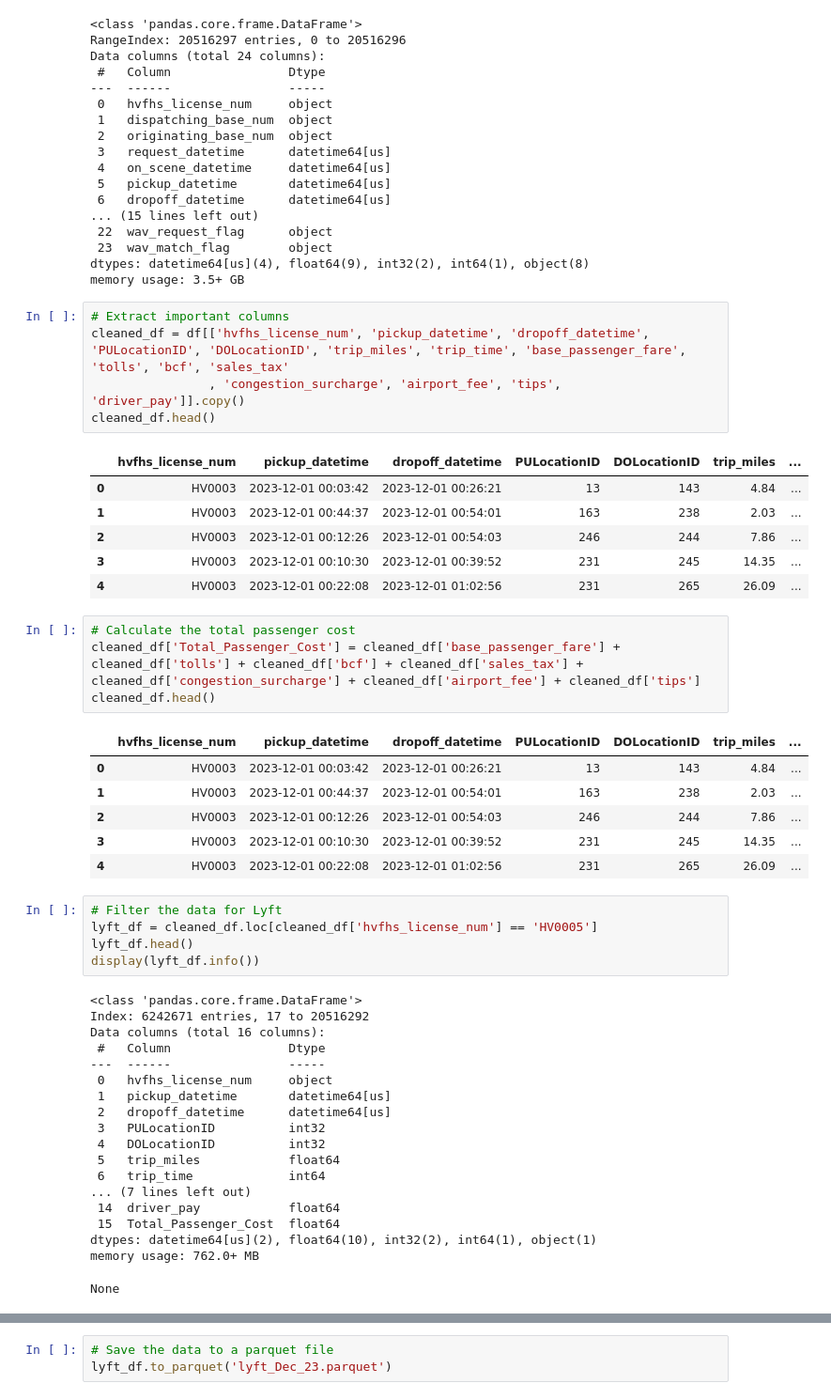
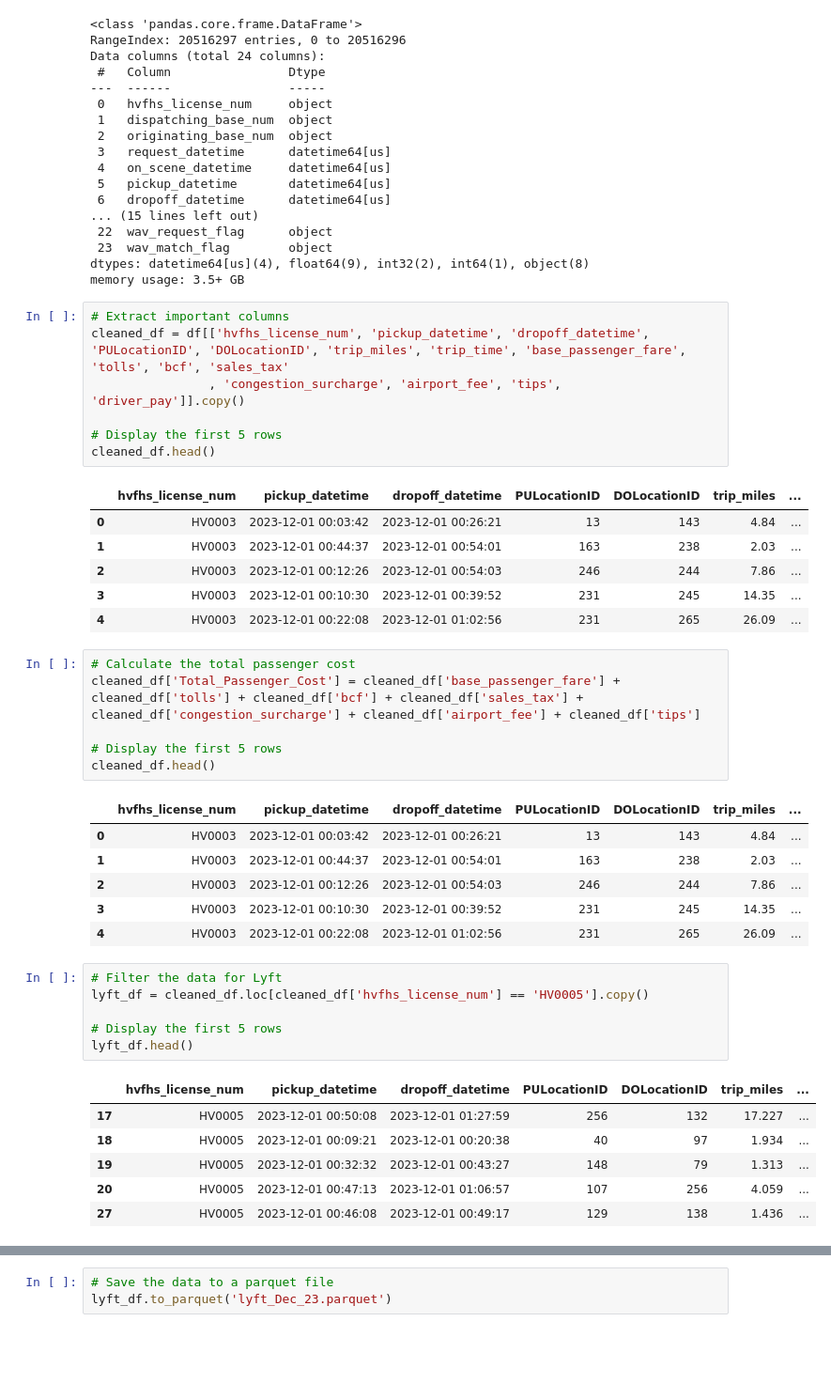
Before and after one commit to T-Haight/project1_group1_osubootcamp, a Jupyter notebook: Clean_Data.ipynb, the cells around one changed output, grey strips where cells are left out. Shown at 94% size. Cells and saved outputs as stored; diff of their text form; blank space fills up the shorter version.

```diff
--- a/Clean_Data.ipynb
+++ b/Clean_Data.ipynb
@@ -45,6 +48,8 @@ memory usage: 3.5+ GB
 # Extract important columns
 cleaned_df = df[['hvfhs_license_num', 'pickup_datetime', 'dropoff_datetime', 'PULocationID', 'DOLocationID', 'trip_miles', 'trip_time', 'base_passenger_fare', 'tolls', 'bcf', 'sales_tax'
                 , 'congestion_surcharge', 'airport_fee', 'tips', 'driver_pay']].copy()
+
+# Display the first 5 rows
 cleaned_df.head()
 # %% [output]
 |  | hvfhs_license_num | pickup_datetime | dropoff_datetime | PULocationID | DOLocationID | trip_miles | ... |
@@ -56,6 +61,8 @@ cleaned_df.head()
 # %%
 # Calculate the total passenger cost
 cleaned_df['Total_Passenger_Cost'] = cleaned_df['base_passenger_fare'] + cleaned_df['tolls'] + cleaned_df['bcf'] + cleaned_df['sales_tax'] + cleaned_df['congestion_surcharge'] + cleaned_df['airport_fee'] + cleaned_df['tips']
+
+# Display the first 5 rows
 cleaned_df.head()
 # %% [output]
 |  | hvfhs_license_num | pickup_datetime | dropoff_datetime | PULocationID | DOLocationID | trip_miles | ... |
@@ -66,25 +73,14 @@ cleaned_df.head()
 | 4 | HV0003 | 2023-12-01 00:22:08 | 2023-12-01 01:02:56 | 231 | 265 | 26.09 | ... |
 # %%
 # Filter the data for Lyft
-lyft_df = cleaned_df.loc[cleaned_df['hvfhs_license_num'] == 'HV0005']
+lyft_df = cleaned_df.loc[cleaned_df['hvfhs_license_num'] == 'HV0005'].copy()
+
+# Display the first 5 rows
 lyft_df.head()
-display(lyft_df.info())
 # %% [output]
-<class 'pandas.core.frame.DataFrame'>
-Index: 6242671 entries, 17 to 20516292
-Data columns (total 16 columns):
- #   Column                Dtype
----  ------                -----
- 0   hvfhs_license_num     object
- 1   pickup_datetime       datetime64[us]
- 2   dropoff_datetime      datetime64[us]
- 3   PULocationID          int32
- 4   DOLocationID          int32
- 5   trip_miles            float64
- 6   trip_time             int64
-... (7 lines left out)
- 14  driver_pay            float64
- 15  Total_Passenger_Cost  float64
-dtypes: datetime64[us](2), float64(10), int32(2), int64(1), object(1)
-memory usage: 762.0+ MB
-None
+|  | hvfhs_license_num | pickup_datetime | dropoff_datetime | PULocationID | DOLocationID | trip_miles | ... |
+| 17 | HV0005 | 2023-12-01 00:50:08 | 2023-12-01 01:27:59 | 256 | 132 | 17.227 | ... |
+| 18 | HV0005 | 2023-12-01 00:09:21 | 2023-12-01 00:20:38 | 40 | 97 | 1.934 | ... |
+| 19 | HV0005 | 2023-12-01 00:32:32 | 2023-12-01 00:43:27 | 148 | 79 | 1.313 | ... |
+| 20 | HV0005 | 2023-12-01 00:47:13 | 2023-12-01 01:06:57 | 107 | 256 | 4.059 | ... |
+| 27 | HV0005 | 2023-12-01 00:46:08 | 2023-12-01 00:49:17 | 129 | 138 | 1.436 | ... |
```
Also changed, not shown: parts of 4 cells of this notebook, 1 other file.
